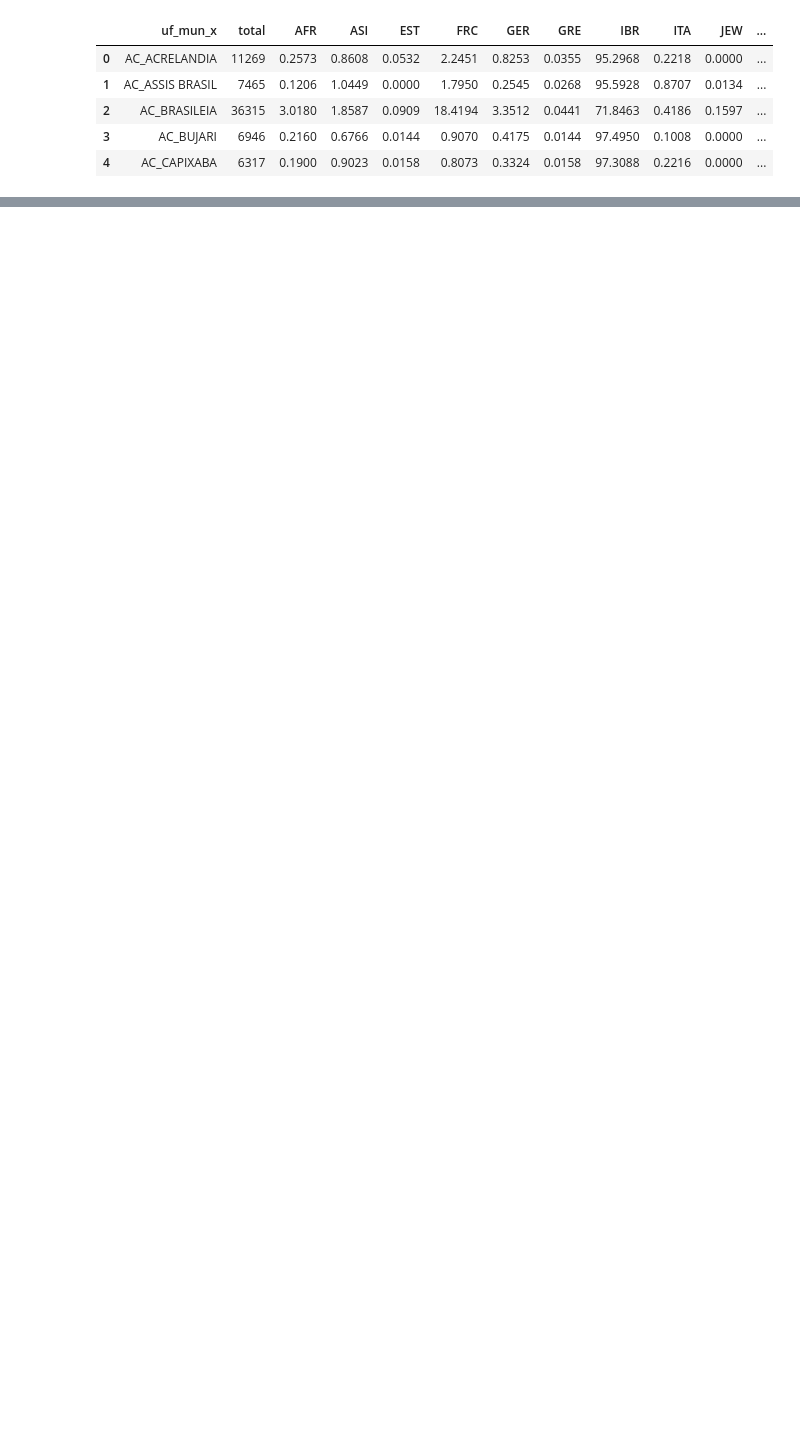
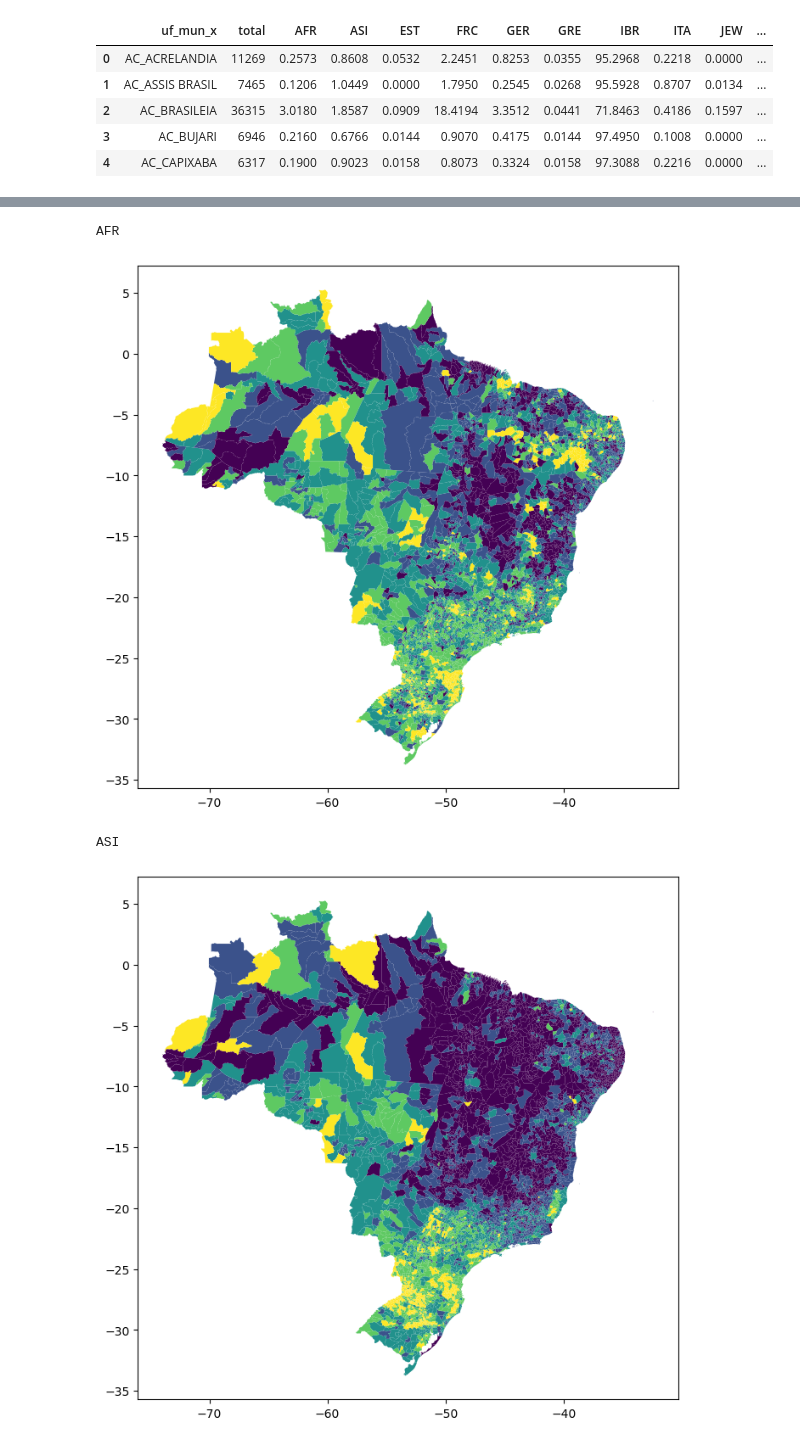
Before and after one commit to sn3fru/names-ancestry-analysis-brazil-, a Jupyter notebook: notebooks/01-simple-tutorial-access-data.ipynb, the cells around one changed output, grey strips where cells are left out. Cells and saved outputs as stored; diff of their text form; code cells hidden in the pictures; blank space fills up the shorter version.

```diff
--- a/notebooks/01-simple-tutorial-access-data.ipynb
+++ b/notebooks/01-simple-tutorial-access-data.ipynb
@@ -34,3 +42,2 @@ counties.head()
 # %%
-temp = pd.merge(counties[['Código IBGE','uf_mun_x','UF']],polygon,how='inner',left_on='Código IBGE',right_on='codigo_ibg')=
-temp.shape
+temp = pd.merge(counties[['Código IBGE','uf_mun_x','UF']],polygon,how='inner',left_on='Código IBGE',right_on='codigo_ibg')
@@ -37,9 +46,14 @@ temp.shape
 # %%
 df = pd.merge(df,temp,how='inner',left_on='uf_mun_x',right_on='uf_mun_x')
 # %%
-# df = gpd.GeoDataFrame(temp.fillna(0))
+df = gpd.GeoDataFrame(df.fillna(0))
 
 for variable in ['AFR', 'ASI', 'EST', 'FRC', 'GER', 'GRE', 'ITA', 'JEW', 'MUS', 'NOR', 'RUS']:
     print(variable)
-    df.plot(column=variable,figsize=(30,12))
+    df.plot(column=variable, figsize=(12,8), scheme='JenksCaspallSampled')
     plt.show()
+# %% [output]
+AFR
+[figure, added]
+ASI
+[figure, added]
```
Also changed, not shown: parts of 4 cells of this notebook.
